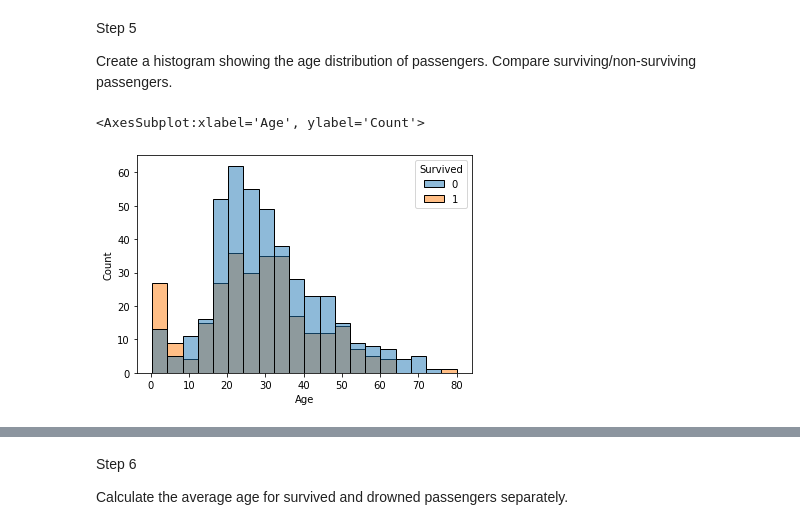
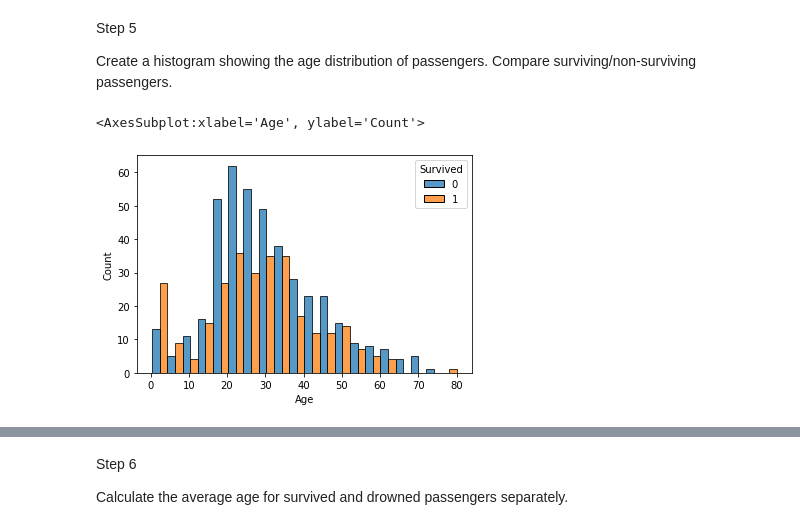
Before and after one commit to fkosse/bootcamp_projects, a Jupyter notebook: week_02/titanic_ex_da.ipynb, the cells around one changed output, grey strips where cells are left out. Saved outputs shown, nothing was run; the diff lists cells and outputs as text; code cells hidden in the pictures.

```diff
--- a/week_02/titanic_ex_da.ipynb
+++ b/week_02/titanic_ex_da.ipynb
@@ -80,7 +102,7 @@ Step 5
 
 Create a histogram showing the age distribution of passengers. Compare surviving/non-surviving passengers.
 # %%
-sns.histplot(x="Age",hue="Survived",data=df)
+sns.histplot(x="Age",hue="Survived",data=df, multiple='dodge')
 # %% [output]
 <AxesSubplot:xlabel='Age', ylabel='Count'>
-[figure, old version]
+[figure, new version]
```
Also changed, not shown: parts of 16 cells of this notebook, 1 other file.
